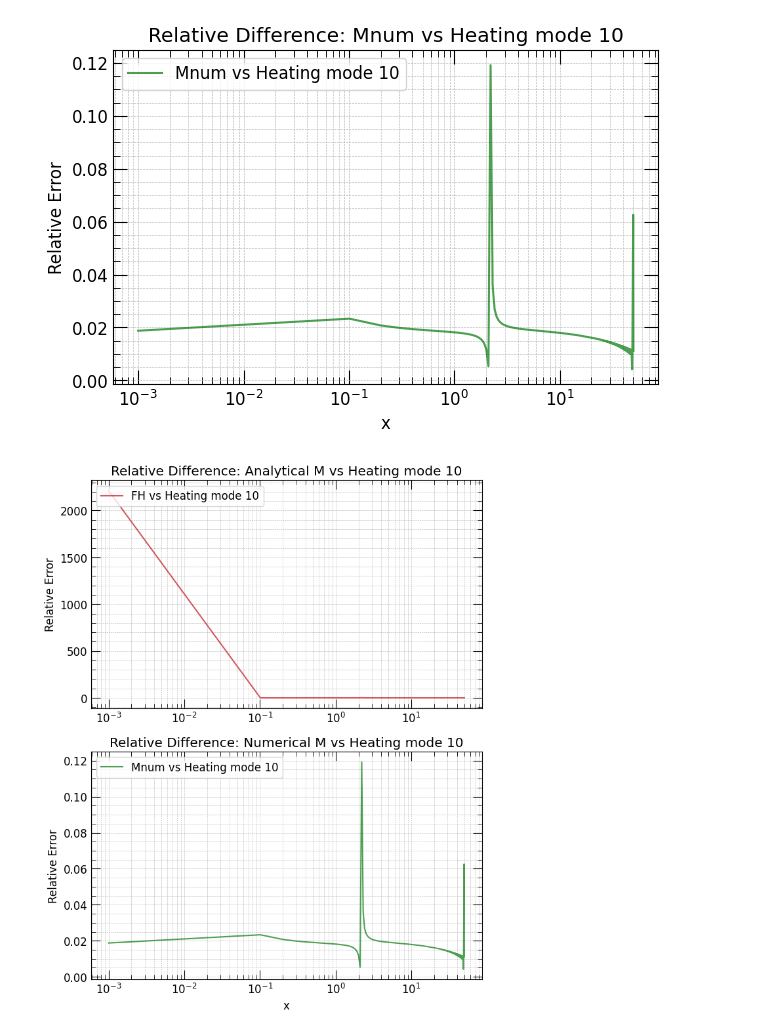
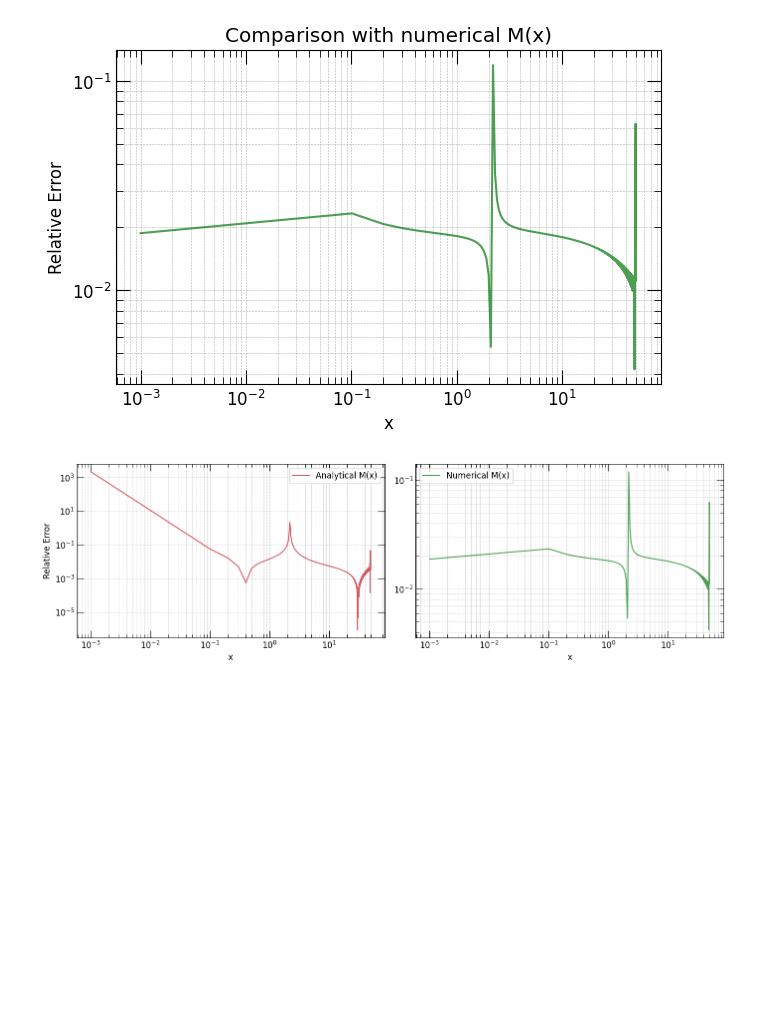
Before and after one commit to Sareva00/Photon_conversion, a Jupyter notebook: main.ipynb, the cells around one changed output. Saved outputs shown, nothing was run; the diff lists cells and outputs as text; code cells hidden in the pictures; blank space fills up the shorter version.

```diff
--- a/main.ipynb
+++ b/main.ipynb
@@ -199,14 +289,15 @@ plt.show()
 gamma = 0.000982999
 fig, ax1 = plt.subplots(1, 1, figsize=set_size(width))
 
-ax1.plot(x_common, np.abs(spline_Ix(x_common) - spline_Ix_Mnum(x_common)) / np.abs(spline_Ix(x_common)), label="Mnum vs Heating mode 10", color=colors4[3], alpha=0.7, linestyle="-")
+ax1.plot(x_common, np.abs(spline_Ix(x_common) - spline_Ix_Mnum(x_common)) / np.abs(spline_Ix(x_common)),  color=colors4[3], alpha=0.7, linestyle="-")
 
 ax1.set_xscale('log')
+ax1.set_yscale('log')
 ax1.set_ylabel("Relative Error")
 ax1.set_xlabel("x")
-ax1.set_title("Relative Difference: Mnum vs Heating mode 10")
+ax1.set_title("Comparison with numerical M(x)")
 ax1.grid(True, which='both', linestyle='--', linewidth=0.4)
-ax1.legend(loc='upper left')
+#ax1.legend(loc='upper left')
 
 plt.minorticks_on()
 plt.tick_params(direction='in',right=True, top=True, labelsize=12)
@@ -217,43 +308,46 @@ plt.tick_params(direction='in',which='major', length=10, bottom=True, top=True,
 #plt.savefig('outputs/relative_difference_Mnum.pdf', dpi=300, bbox_inches="tight")
 plt.show()
 # %% [output]
-[figure, old version]
+[figure, new version]
 # %%
 # Plot Relative Differences (Combined)
 gamma = 0.000982999
-fig, (ax1, ax2) = plt.subplots(2, 1, figsize=(set_size(width)[0], set_size(width)[1]*2))
+fig, (ax1, ax2) = plt.subplots(1, 2, figsize=(set_size(width)[0]*2, set_size(width)[1]*1))
 
 # Top plot: FH vs Heating mode 10
-ax1.plot(x_common, np.abs(spline_Ix(x_common) - spline_Ix_FH(x_common)) / np.abs(spline_Ix(x_common)), label="FH vs Heating mode 10", color=colors4[0], alpha=0.7, linestyle="-")
+ax1.plot(x_common, np.abs(spline_Ix(x_common) - spline_Ix_FH(x_common)) / np.abs(spline_Ix(x_common)), label="Analytical M(x)", color=colors4[0], alpha=0.7, linestyle="-")
 
 ax1.set_xscale('log')
+ax1.set_yscale('log')
 ax1.set_ylabel("Relative Error")
-ax1.set_title("Relative Difference: Analytical M vs Heating mode 10")
+ax1.set_xlabel("x")
+#ax1.set_title("Relative Difference: Analytical M vs Heating mode 10")
 ax1.grid(True, which='both', linestyle='--', linewidth=0.4)
-ax1.legend(loc='upper left')
+ax1.legend()
 ax1.minorticks_on()
 ax1.tick_params(direction='in',right=True, top=True, labelsize=12)
 ax1.tick_params(labelbottom=True, labeltop=False, labelright=False, labelleft=True)
 ax1.tick_params(direction='in',which='minor', length=5, bottom=True, top=True, left=True, right=True)
 ax1.tick_params(direction='in',which='major', length=10, bottom=True, top=True, left=True, right=True)
 
 # Bottom plot: Mnum vs Heating mode 10
-ax2.plot(x_common, np.abs(spline_Ix(x_common) - spline_Ix_Mnum(x_common)) / np.abs(spline_Ix(x_common)), label="Mnum vs Heating mode 10", color=colors4[3], alpha=0.7, linestyle="-")
+ax2.plot(x_common, np.abs(spline_Ix(x_common) - spline_Ix_Mnum(x_common)) / np.abs(spline_Ix(x_common)), label="Numerical M(x)", color=colors4[3], alpha=0.7, linestyle="-")
 
 ax2.set_xscale('log')
-ax2.set_ylabel("Relative Error")
+#ax2.set_ylabel("Relative Error")
 ax2.set_xlabel("x")
-ax2.set_title("Relative Difference: Numerical M vs Heating mode 10")
+#ax2.set_title("Relative Difference: Numerical M vs Heating mode 10")
+ax2.set_yscale('log')
 ax2.grid(True, which='both', linestyle='--', linewidth=0.4)
-ax2.legend(loc='upper left')
+ax2.legend()
 ax2.minorticks_on()
 ax2.tick_params(direction='in',right=True, top=True, labelsize=12)
 ax2.tick_params(labelbottom=True, labeltop=False, labelright=False, labelleft=True)
 ax2.tick_params(direction='in',which='minor', length=5, bottom=True, top=True, left=True, right=True)
 ax2.tick_params(direction='in',which='major', length=10, bottom=True, top=True, left=True, right=True)
 
 plt.tight_layout()
-#plt.savefig('outputs/relative_differences.pdf', dpi=300, bbox_inches="tight")
+plt.savefig('outputs/relative_differences.pdf', dpi=300, bbox_inches="tight")
 plt.show()
 # %% [output]
-[figure, old version]
+[figure, new version]
```
Also changed, not shown: parts of 16 cells of this notebook, 6 other files.
